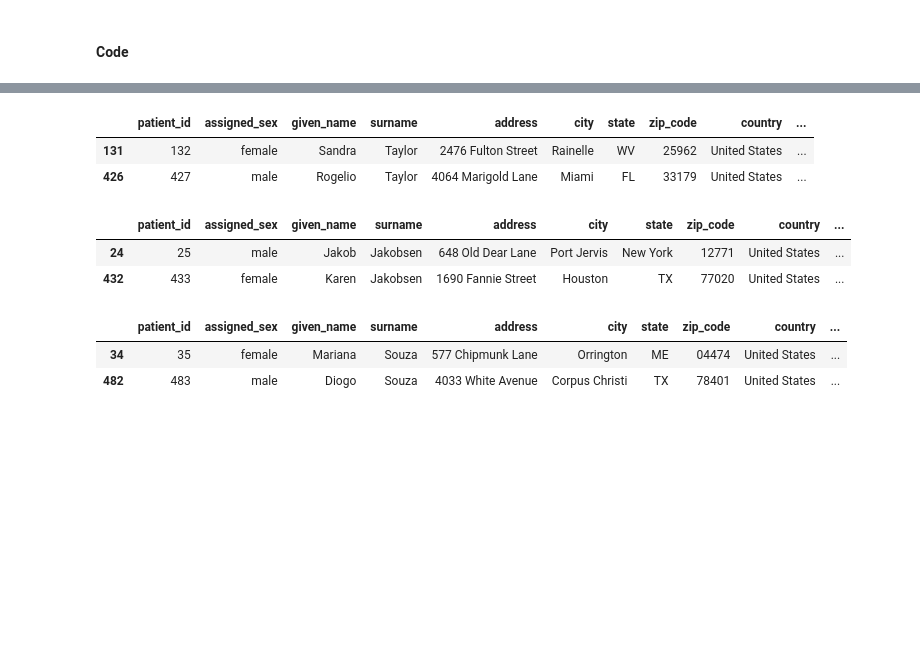
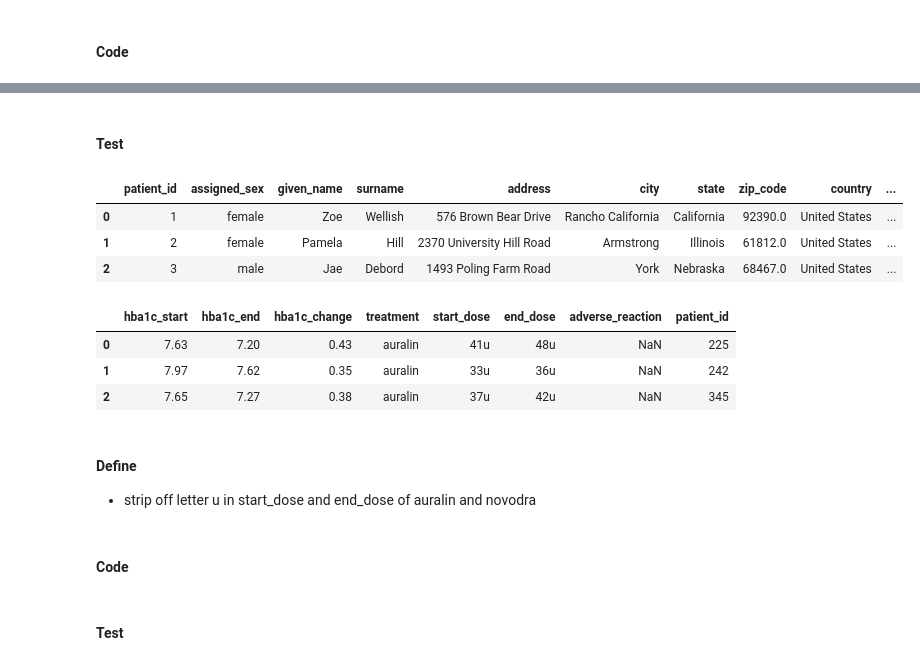
Before and after one commit to Bankrid/Auralin-Data-Analysis, a Jupyter notebook: Auralin.ipynb, the cells around one changed output, grey strips where cells are left out. Saved outputs shown, nothing was run; the diff lists cells and outputs as text; code cells hidden in the pictures; blank space fills up the shorter version.

```diff
--- a/Auralin.ipynb
+++ b/Auralin.ipynb
@@ -419,9 +420,9 @@ memory usage: 58.1+ KB
 # %%
 # multiply the weight of the patient with patient_id 211 by 2.20462 to convert it from kilogram to pounds
 
-patient_clean.iloc[210, -3] = round((patient_clean[patient_clean.patient_id == 211]['weight'] * 2.20462), 1)
+patient_clean.loc[patient_clean.patient_id == 211, 'weight'] = round(patient_clean.loc[patient_clean.patient_id == 211, 'weight'] * 2.20462, 1)
 
 # change the height of the patient patient_id 5 from 27 to 72
-patient_clean.loc[4, 'height'] = 72
+patient_clean.loc[patient_clean.patient_id == 5, 'height'] = 72
 # %% [markdown]
 #### Test
@@ -595,18 +486,0 @@ Name: surname, Length: 454, dtype: int64
-# %%
-patient_clean[patient_clean.surname == "Taylor"]
-# %% [output]
-|  | patient_id | assigned_sex | given_name | surname | address | city | state | zip_code | country | ... |
-| 131 | 132 | female | Sandra | Taylor | 2476 Fulton Street | Rainelle | WV | 25962 | United States | ... |
-| 426 | 427 | male | Rogelio | Taylor | 4064 Marigold Lane | Miami | FL | 33179 | United States | ... |
-# %%
-patient_clean[patient_clean.surname == "Jakobsen"]
-# %% [output]
-|  | patient_id | assigned_sex | given_name | surname | address | city | state | zip_code | country | ... |
-| 24 | 25 | male | Jakob | Jakobsen | 648 Old Dear Lane | Port Jervis | New York | 12771 | United States | ... |
-| 432 | 433 | female | Karen | Jakobsen | 1690 Fannie Street | Houston | TX | 77020 | United States | ... |
-# %%
-patient_clean[patient_clean.surname == "Souza"]
-# %% [output]
-|  | patient_id | assigned_sex | given_name | surname | address | city | state | zip_code | country | ... |
-| 34 | 35 | female | Mariana | Souza | 577 Chipmunk Lane | Orrington | ME | 04474 | United States | ... |
-| 482 | 483 | male | Diogo | Souza | 4033 White Avenue | Corpus Christi | TX | 78401 | United States | ... |
@@ -616,0 +487,22 @@ patient_clean[patient_clean.surname == "Souza"]
+# %% [markdown]
+#### Test
+# %%
+patient_clean.head(3)
+# %% [output]
+|  | patient_id | assigned_sex | given_name | surname | address | city | state | zip_code | country | ... |
+| 0 | 1 | female | Zoe | Wellish | 576 Brown Bear Drive | Rancho California | California | 92390.0 | United States | ... |
+| 1 | 2 | female | Pamela | Hill | 2370 University Hill Road | Armstrong | Illinois | 61812.0 | United States | ... |
+| 2 | 3 | male | Jae | Debord | 1493 Poling Farm Road | York | Nebraska | 68467.0 | United States | ... |
+# %%
+treatment_dff.head(3)
+# %% [output]
+|  | hba1c_start | hba1c_end | hba1c_change | treatment | start_dose | end_dose | adverse_reaction | patient_id |
+| 0 | 7.63 | 7.20 | 0.43 | auralin | 41u | 48u | NaN | 225 |
+| 1 | 7.97 | 7.62 | 0.35 | auralin | 33u | 36u | NaN | 242 |
+| 2 | 7.65 | 7.27 | 0.38 | auralin | 37u | 42u | NaN | 345 |
+# %% [markdown]
+#### Define
+
+* strip off letter u in start_dose and end_dose of auralin and novodra
+# %% [markdown]
+#### Code
@@ -616,0 +516,2 @@ patient_clean[patient_clean.surname == "Souza"]
+# %% [markdown]
+#### Test
```
Also changed, not shown: parts of 58 cells of this notebook, 2 other files.
